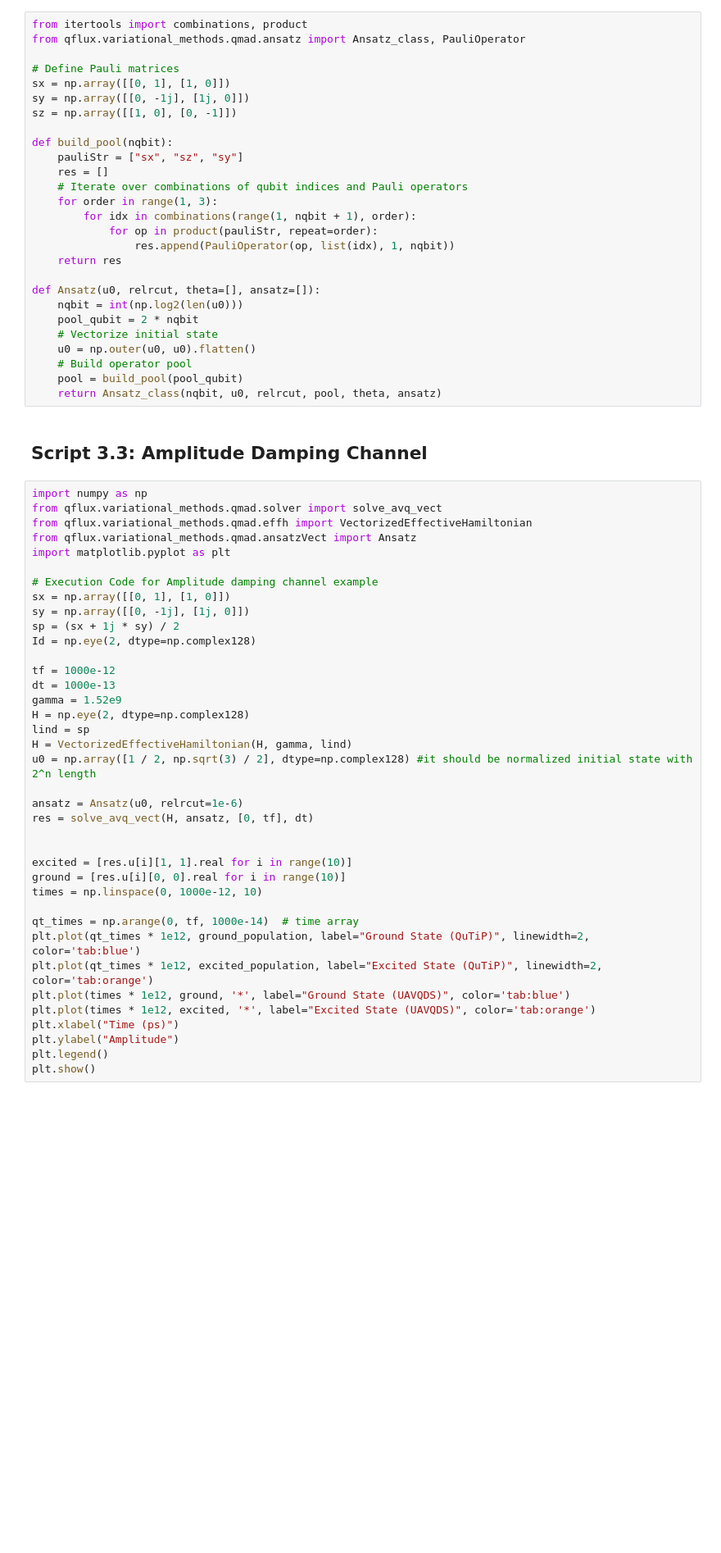
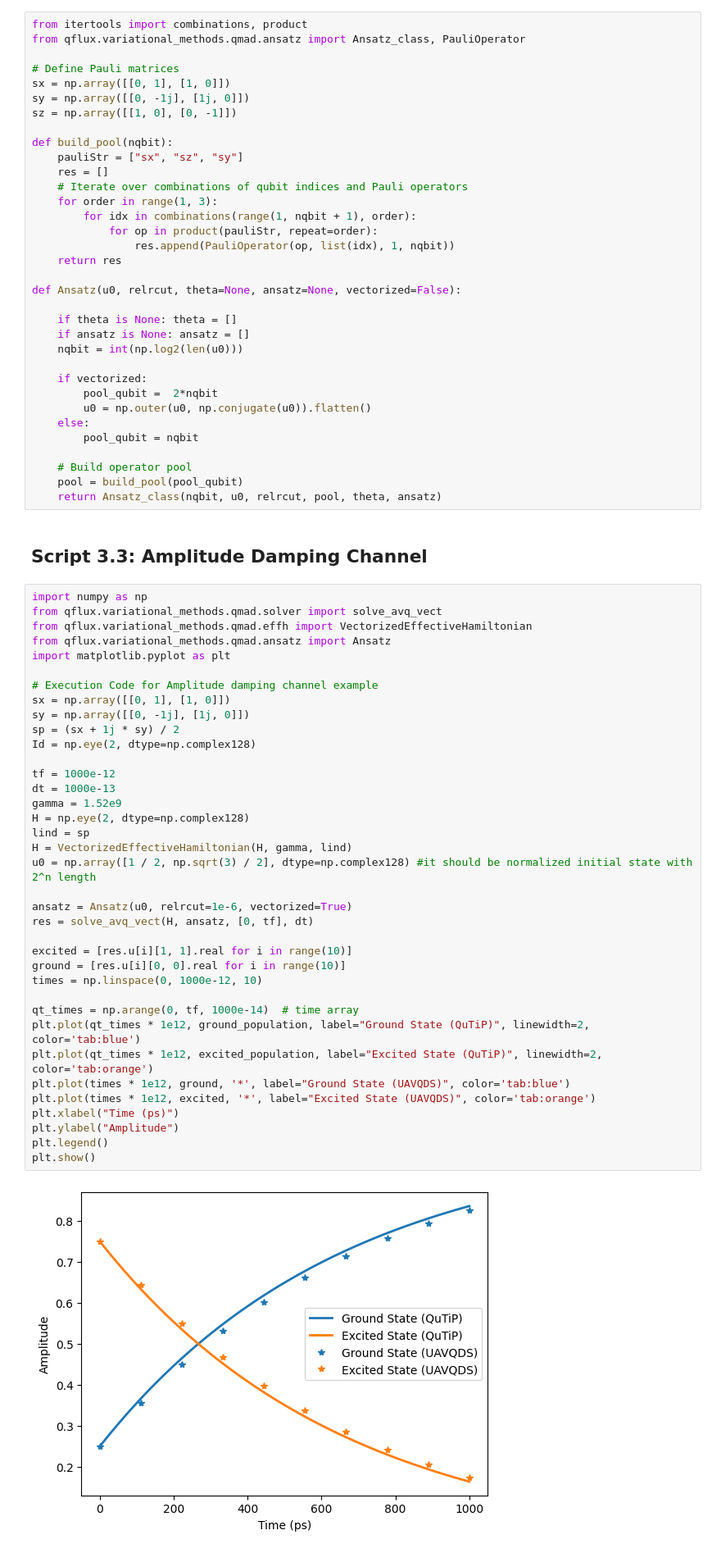
Before and after one commit to batistagroup/qflux, a Jupyter notebook: demos/manuscript/Extended-Version-Notebooks/Part_III_qflux_snippets.ipynb, the cells around one changed output. Shown at 82% size. Saved outputs shown, nothing was run; the diff lists cells and outputs as text; blank space fills up the shorter version.

```diff
--- a/demos/manuscript/Extended-Version-Notebooks/Part_III_qflux_snippets.ipynb
+++ b/demos/manuscript/Extended-Version-Notebooks/Part_III_qflux_snippets.ipynb
@@ -210,11 +214,18 @@ def build_pool(nqbit):
                 res.append(PauliOperator(op, list(idx), 1, nqbit))
     return res
 
-def Ansatz(u0, relrcut, theta=[], ansatz=[]):
+def Ansatz(u0, relrcut, theta=None, ansatz=None, vectorized=False):
+
+    if theta is None: theta = []
+    if ansatz is None: ansatz = []
     nqbit = int(np.log2(len(u0)))
-    pool_qubit = 2 * nqbit
-    # Vectorize initial state
-    u0 = np.outer(u0, u0).flatten()
+
+    if vectorized:
+        pool_qubit =  2*nqbit
+        u0 = np.outer(u0, np.conjugate(u0)).flatten()
+    else:
+        pool_qubit = nqbit
+
     # Build operator pool
     pool = build_pool(pool_qubit)
     return Ansatz_class(nqbit, u0, relrcut, pool, theta, ansatz)
@@ -224,40 +235,41 @@ def Ansatz(u0, relrcut, theta=[], ansatz=[]):
 import numpy as np
 from qflux.variational_methods.qmad.solver import solve_avq_vect
 from qflux.variational_methods.qmad.effh import VectorizedEffectiveHamiltonian
-from qflux.variational_methods.qmad.ansatzVect import Ansatz
+from qflux.variational_methods.qmad.ansatz import Ansatz
 import matplotlib.pyplot as plt
 
 # Execution Code for Amplitude damping channel example
 sx = np.array([[0, 1], [1, 0]])
 sy = np.array([[0, -1j], [1j, 0]])
 sp = (sx + 1j * sy) / 2
 Id = np.eye(2, dtype=np.complex128)
 
 tf = 1000e-12
 dt = 1000e-13
 gamma = 1.52e9
 H = np.eye(2, dtype=np.complex128)
 lind = sp
 H = VectorizedEffectiveHamiltonian(H, gamma, lind)
 u0 = np.array([1 / 2, np.sqrt(3) / 2], dtype=np.complex128) #it should be normalized initial state with 2^n length
 
-ansatz = Ansatz(u0, relrcut=1e-6)
+ansatz = Ansatz(u0, relrcut=1e-6, vectorized=True)
 res = solve_avq_vect(H, ansatz, [0, tf], dt)
-
 
 excited = [res.u[i][1, 1].real for i in range(10)]
 ground = [res.u[i][0, 0].real for i in range(10)]
 times = np.linspace(0, 1000e-12, 10)
 
 qt_times = np.arange(0, tf, 1000e-14)  # time array
 plt.plot(qt_times * 1e12, ground_population, label="Ground State (QuTiP)", linewidth=2, color='tab:blue')
 plt.plot(qt_times * 1e12, excited_population, label="Excited State (QuTiP)", linewidth=2, color='tab:orange')
 plt.plot(times * 1e12, ground, '*', label="Ground State (UAVQDS)", color='tab:blue')
 plt.plot(times * 1e12, excited, '*', label="Excited State (UAVQDS)", color='tab:orange')
 plt.xlabel("Time (ps)")
 plt.ylabel("Amplitude")
 plt.legend()
 plt.show()
+# %% [output]
+[figure, added]
 # %% [markdown]
 # Section 4
 # %% [markdown]
```
Also changed, not shown: parts of 4 cells of this notebook, 7 other files.
